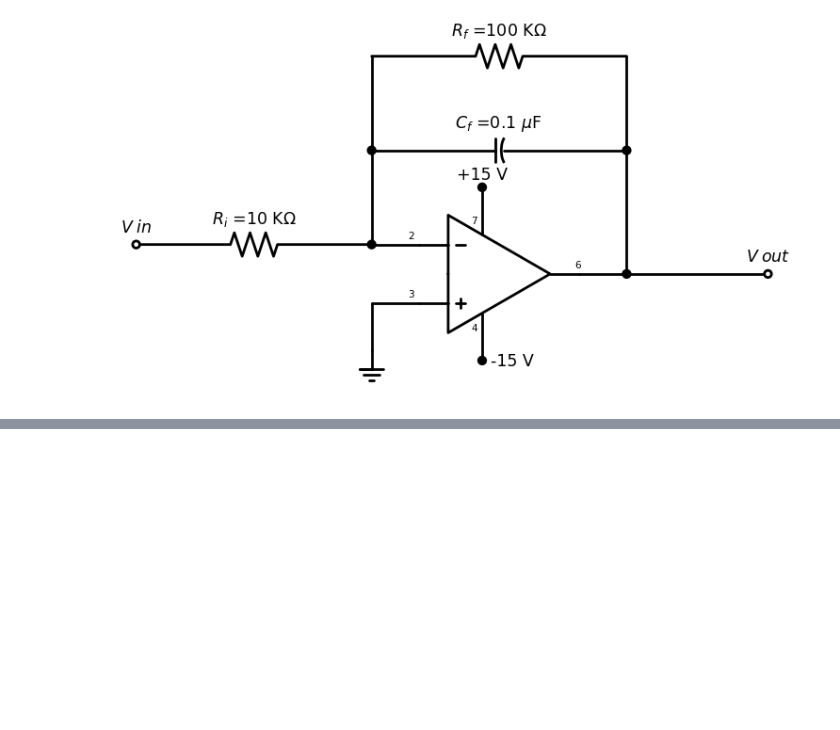
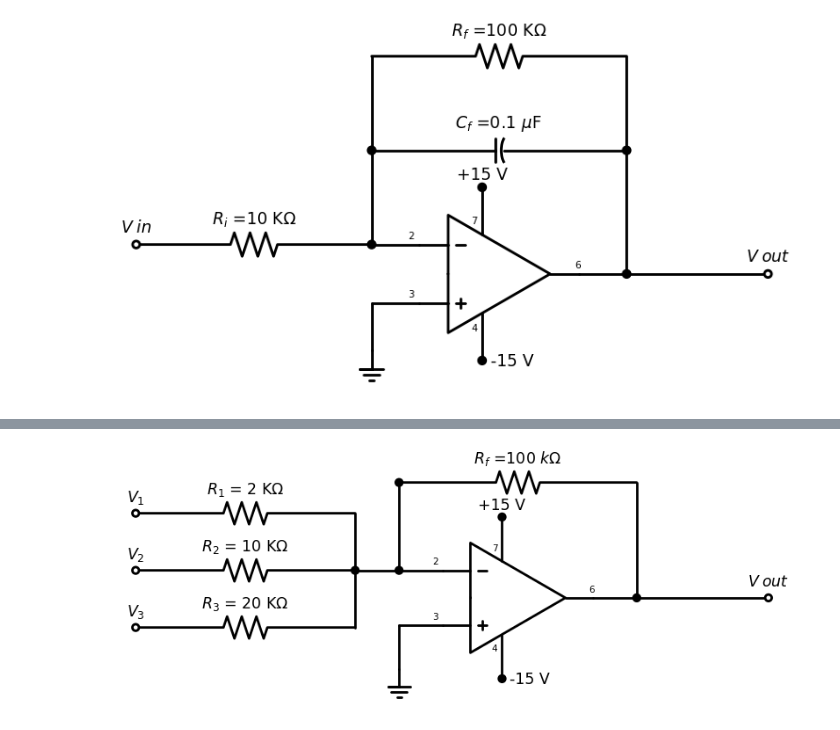
Before and after one commit to avro1199/Python-Programming, a Jupyter notebook: Electronics-2/Lab.ipynb, the cells around one changed output, grey strips where cells are left out. Cells and saved outputs as stored; diff of their text form; code cells hidden in the pictures; blank space fills up the shorter version.

```diff
--- a/Electronics-2/Lab.ipynb
+++ b/Electronics-2/Lab.ipynb
@@ -39,0 +81,53 @@ with schemdraw.Drawing() as d:
+# %%
+import schemdraw
+import schemdraw.elements as elm
+
+
+with schemdraw.Drawing() as d:
+    d += ((op := elm.Opamp(leads=True)).label('4', 'vs', fontsize=9, ofst=(-.1, -.2), halign='right', valign='top').label('7', 'vd', fontsize=9, ofst=(-.1, .2), halign='right',
+          valign='bottom').label('3', 'in2', fontsize=9, ofst=(-.1, .1), halign='right', valign='bottom').label('6', 'out', fontsize=9, ofst=(-.1, .1), halign='left', valign='bottom').label('2', 'in1', fontsize=9,
+          ofst=(-.1, .1), halign='right', valign='bottom'))
+    d += (l := elm.Line().right(1.0).at(op.out))
+    d += elm.Dot()
+    d += elm.Line().up(1).at(op.vd).label('+15 V', 'right')
+    d += elm.Dot()
+    d += elm.Line().down(1).at(op.vs)
+    d += elm.Dot().label('-15 V', 'right')
+    d += elm.Line().left(1.0).at(op.in1)
+    d += elm.Dot()
+    d.push()
+    d += elm.Line().up(2)
+    d += elm.Dot()
+    d.push()
+    d += elm.Resistor().tox(l.end).label("$R_f$ =100 $k\Omega$ ")
+    # d += elm.Dot()
+    # d.pop()
+    # d += elm.Line().up(2)
+    # d += elm.Resistor().tox(l.end).label('$R_f$ =100 K$\Omega$')
+    d += elm.Line().toy(l.end)
+    d.pop()
+    d.pop()
+    d += elm.Line().left(1)
+    d += elm.Dot()
+    d.push()
+    d += elm.Resistor().left(5).label('$R_2$ = 10 K$\Omega$')
+    d += elm.Dot(open=True).label('$V_2$')
+    d.pop()
+    d.push()
+    d += elm.Line().up(1.3)
+    d += elm.Resistor().left(5).label('$R_1$ = 2 K$\Omega$')
+    d += elm.Dot(open=True).label('$V_1$')
+    d.pop()
+    d += elm.Line().down(1.3)
+    d += elm.Resistor().left(5).label('$R_3$ = 20 K$\Omega$')
+    d += elm.Dot(open=True).label('$V_3$')
+    d += elm.Line().right(3).at(l.end)
+    d += elm.Dot(open=True).label('$V_ { out } $')
+    d += elm.Line().left(1.0).at(op.in2)
+    d += elm.Line().down(1.0)
+    d += elm.Ground()
+
+    d.draw()
+    d.save('Addr_Schm.png')
+# %% [output]
+[figure, added]
```
Also changed, not shown: parts of 3 cells of this notebook, 12 other files.
